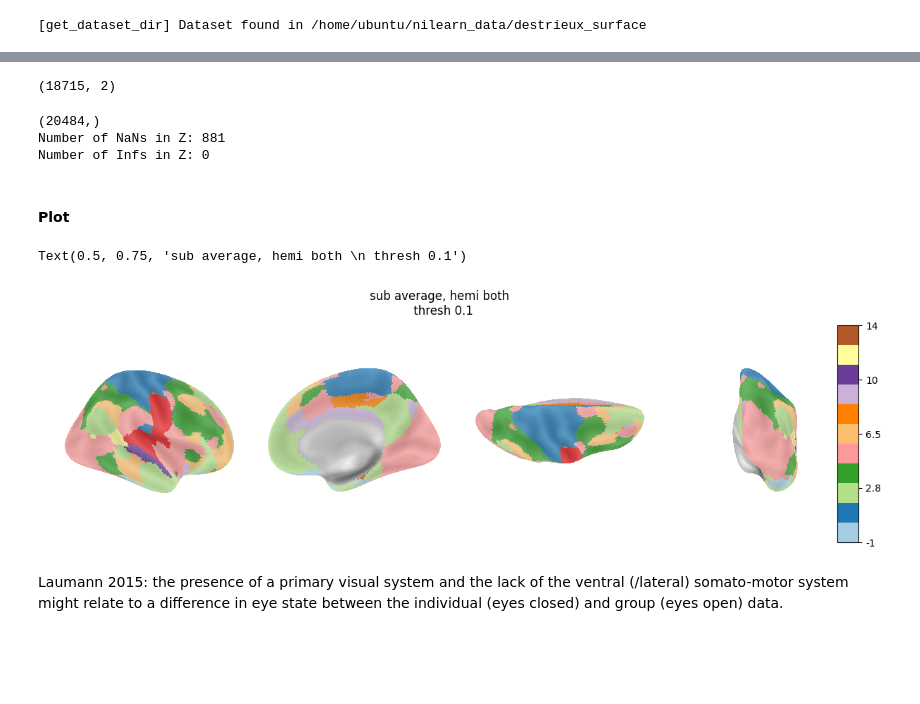
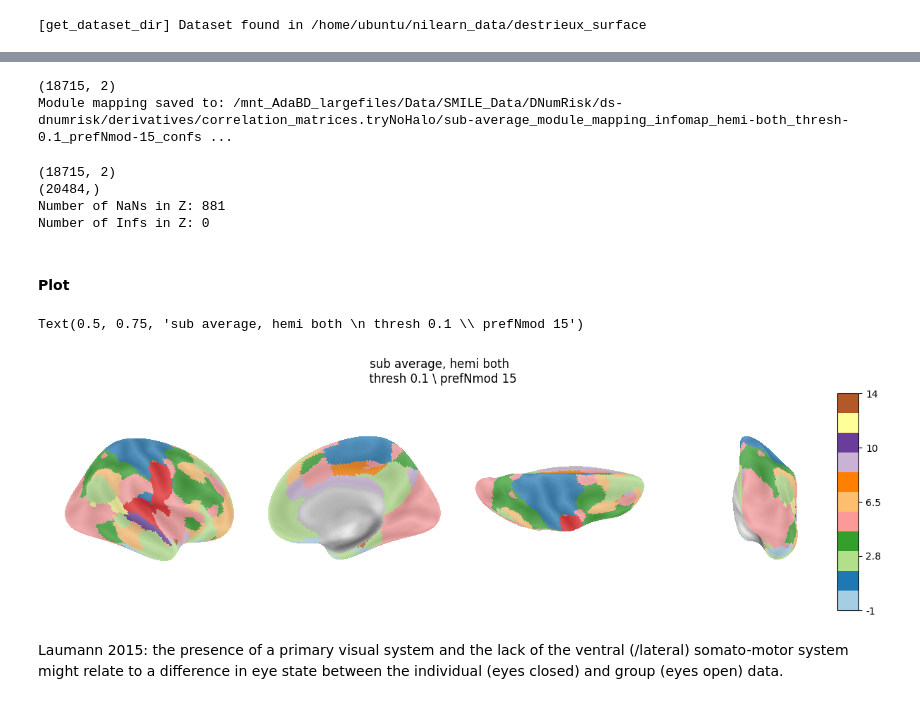
Before and after one commit to mrenke/parietal_patterns, a Jupyter notebook: networks_indTopology/prec_func_mapping_infomap_01.ipynb, the cells around one changed output, grey strips where cells are left out. Drawn from its saved outputs; the diff is of its cells as text; code cells hidden in the pictures; blank space fills up the shorter version.

```diff
--- a/networks_indTopology/prec_func_mapping_infomap_01.ipynb
+++ b/networks_indTopology/prec_func_mapping_infomap_01.ipynb
@@ -178,10 +189,12 @@ full_module_mapping[returned_nodes] = returned_modules
 module_mapping = np.stack([all_nodes, full_module_mapping], axis=1)
 print(module_mapping.shape)
 
-#module_mapping = np.array(modules) # np.array(modules)[:,1]
-#np.save(op.join(bids_folder,'derivatives','networks_infomap', f'sub-{sub}_module_mapping_infomap_hemi-{hemi}_thresh-{thresh_conn}.npy'), module_mapping)
+fn = op.join(source_folder, f'sub-{sub}_module_mapping_infomap_hemi-{hemi}_thresh-{thresh_conn}_prefNmod-{preferred_number_of_modules}_confspec-{confspec}.npy')
+np.save(fn, module_mapping)
+print(f'Module mapping saved to: {fn}')
 # %% [output]
 (18715, 2)
+Module mapping saved to: /mnt_AdaBD_largefiles/Data/SMILE_Data/DNumRisk/ds-dnumrisk/derivatives/correlation_matrices.tryNoHalo/sub-average_module_mapping_infomap_hemi-both_thresh-0.1_prefNmod-15_confs ...
 # %%
 # both hemis
 hemi_to_plot = 'R'
@@ -189,7 +202,7 @@ i = 0 if hemi_to_plot == 'L' else 1
 
 if hemi == 'both':
     #module_mapping = np.array(modules)
-    module_mapping.shape
+    print(module_mapping.shape)
 
     modules_fsav5 = np.full(mask.shape[0], np.nan, dtype=float)
     modules_fsav5[mask] = module_mapping[:,1]
@@ -206,6 +219,7 @@ else:
     modules_fsav5_hemi = np.full(mask_hemi.shape[0], np.nan, dtype=float)
     modules_fsav5_hemi[mask_hemi] = module_mapping[:, 1]
 # %% [output]
+(18715, 2)
 (20484,)
 Number of NaNs in Z: 881
 Number of Infs in Z: 0
@@ -220,23 +234,23 @@ cmap = 'Paired'#''viridis' #
 # %%
 #hemi = 'L' # 'lh' or 'rh'
 
 map = modules_fsav5_hemi
 
 hemi_to_plot = hemi if hemi != 'both' else hemi_to_plot
 surf_mesh = fsaverage.infl_right if hemi_to_plot =='R' else fsaverage.infl_left
 bg_map = fsaverage.sulc_right if hemi_to_plot =='R' else fsaverage.sulc_left
 
 figure, axes = plt.subplots(nrows=1, ncols=len(views),figsize = (15,8), subplot_kw=dict(projection='3d'))
 for i,view in enumerate(views):
     colbar = True if view == 'posterior' else False
     nplt.plot_surf(surf_mesh=surf_mesh , surf_map= map, avg_method = 'median',# infl_right # pial_right
             view= view,cmap=cmap, colorbar=colbar, #title=f'sub-{sub}, grad {n_grad+1}',
             bg_map=bg_map, bg_on_data=True,darkness=0.7, axes=axes[i])
 figure.subplots_adjust(wspace=0.01)
-figure.suptitle(f'sub {sub}, hemi {hemi} \n thresh {thresh_conn}', y=0.75)
+figure.suptitle(f'sub {sub}, hemi {hemi} \n thresh {thresh_conn} \ prefNmod {preferred_number_of_modules}', y=0.75)
 # %% [output]
-Text(0.5, 0.75, 'sub average, hemi both \n thresh 0.1')
+Text(0.5, 0.75, 'sub average, hemi both \n thresh 0.1 \\ prefNmod 15')
-[figure, old version]
+[figure, new version]
 # %% [markdown]
 Laumann 2015: the presence of a primary visual system and the lack of the ventral (/lateral) somato-motor system might relate to a difference in eye state between the individual (eyes closed) and group (eyes open) data.
 # %% [markdown]
```
Also changed, not shown: parts of 3 cells of this notebook, 7 other files.
